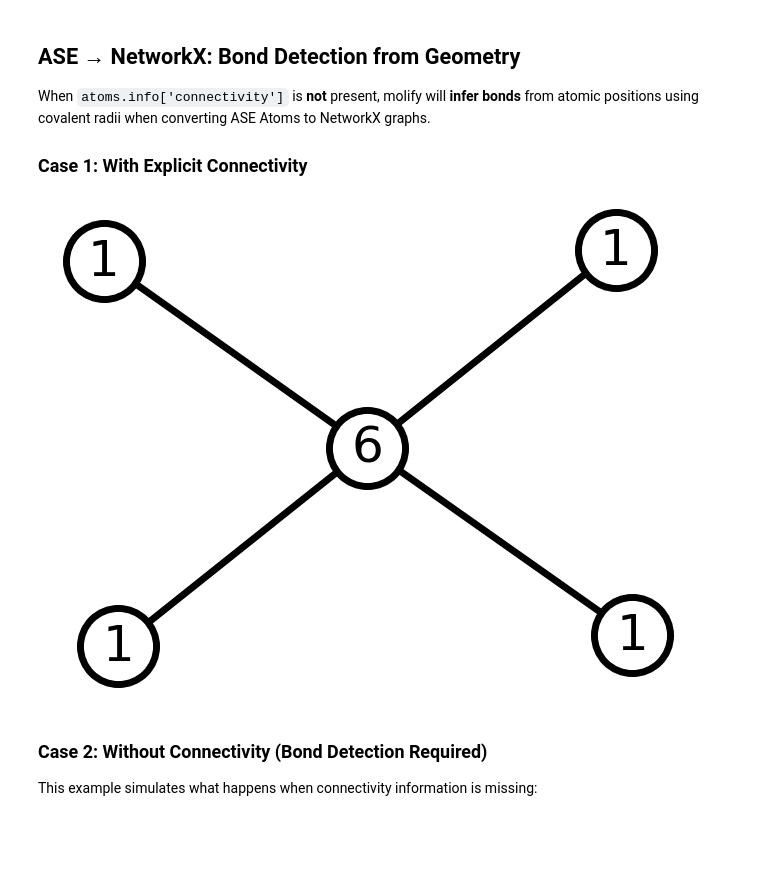
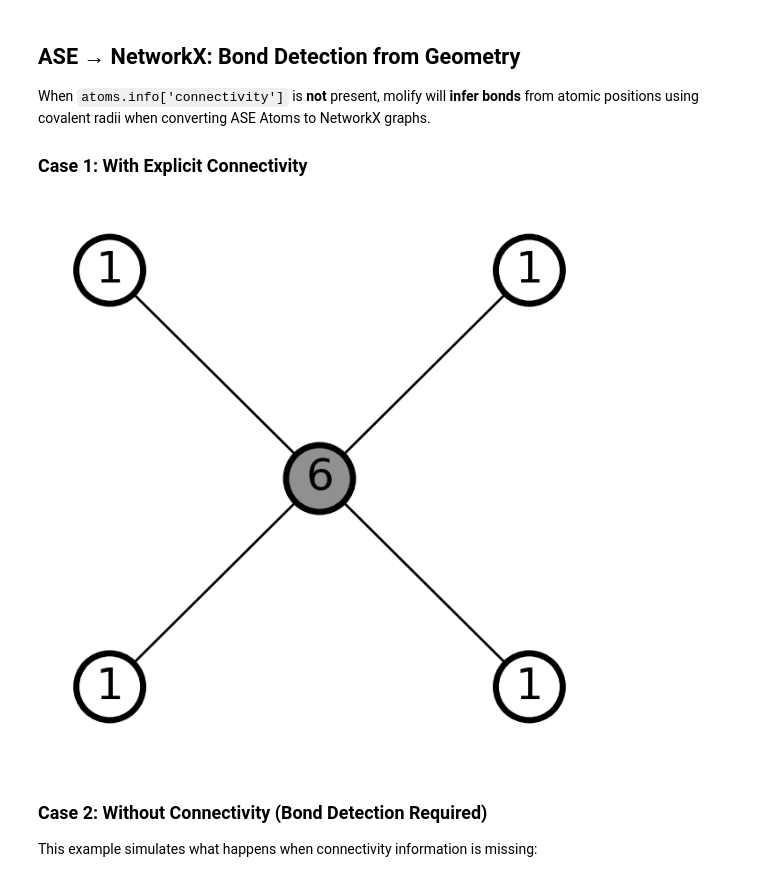
Before and after one commit to zincware/rdkit2ase, a Jupyter notebook: docs/source/ase_tools.ipynb, the cells around one changed output. Drawn from its saved outputs; the diff is of its cells as text; code cells hidden in the pictures; blank space fills up the shorter version.

```diff
--- a/docs/source/ase_tools.ipynb
+++ b/docs/source/ase_tools.ipynb
@@ -101,23 +97,16 @@ When `atoms.info['connectivity']` is **not** present, molify will **infer bonds*
 # %%
 # Create methane with connectivity
 methane = molify.smiles2atoms("C")
 
 # Convert to NetworkX - uses explicit connectivity
 graph_with_connectivity = molify.ase2networkx(methane)
-# Draw the graph
-nx.draw(
+
+# Draw the graph using molify's draw_molecular_graph utility
+_ = molify.draw_molecular_graph(
     graph_with_connectivity,
-    with_labels=True,
-    labels=nx.get_node_attributes(graph_with_connectivity, "atomic_number"),
-    font_size=36,
-    node_size=3000,
-    node_color="white",
-    edgecolors="black",
-    linewidths=5,
-    width=5,
 )
 # %% [output]
-[figure, old version]
+[figure, new version]
 # %% [markdown]
 ### Case 2: Without Connectivity (Bond Detection Required)
 
```
Also changed, not shown: parts of 10 cells of this notebook, 7 other files.
